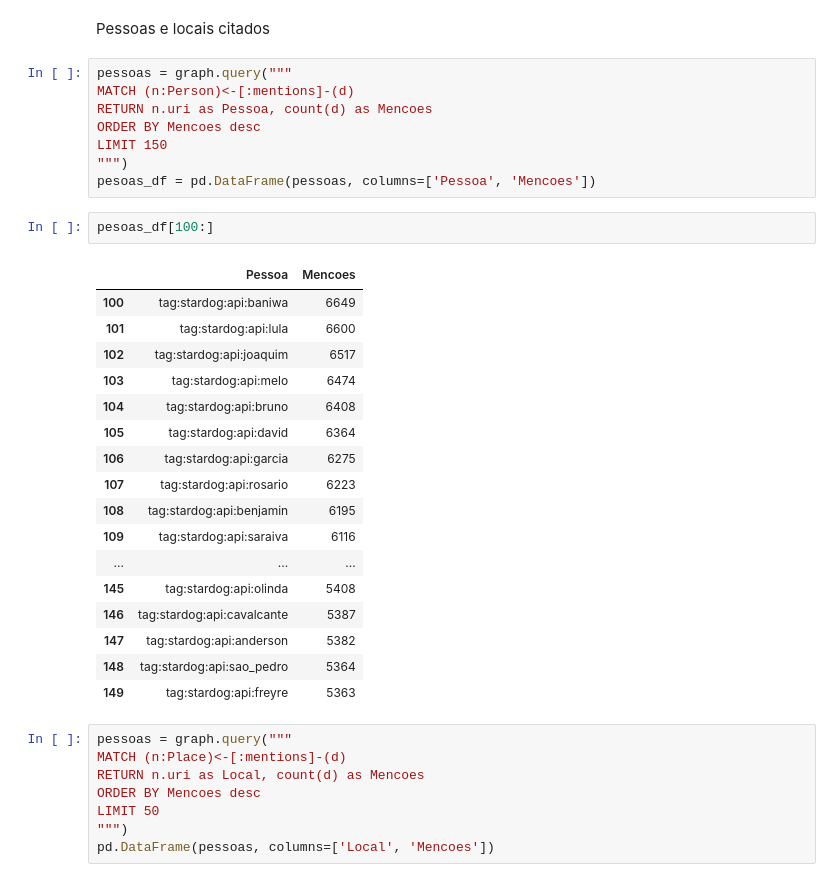
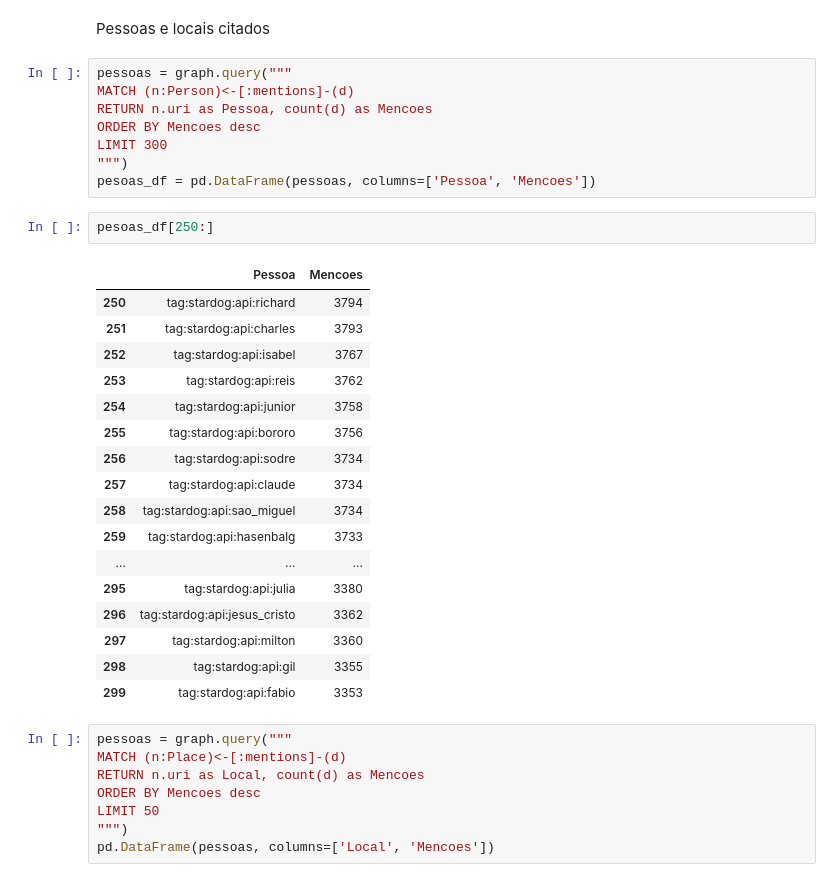
Before and after one commit to fabiocorreacordeiro/Indigenous-Slavery-KG, a Jupyter notebook: EDA.ipynb, the cells around one changed output. Cells and saved outputs as stored; diff of their text form.

```diff
--- a/EDA.ipynb
+++ b/EDA.ipynb
@@ -517,29 +517,29 @@ pessoas = graph.query("""
 MATCH (n:Person)<-[:mentions]-(d)
 RETURN n.uri as Pessoa, count(d) as Mencoes
 ORDER BY Mencoes desc
-LIMIT 150
+LIMIT 300
 """)
 pesoas_df = pd.DataFrame(pessoas, columns=['Pessoa', 'Mencoes'])
 # %%
-pesoas_df[100:]
+pesoas_df[250:]
 # %% [output]
 |  | Pessoa | Mencoes |
-| 100 | tag:stardog:api:baniwa | 6649 |
-| 101 | tag:stardog:api:lula | 6600 |
-| 102 | tag:stardog:api:joaquim | 6517 |
-| 103 | tag:stardog:api:melo | 6474 |
-| 104 | tag:stardog:api:bruno | 6408 |
-| 105 | tag:stardog:api:david | 6364 |
-| 106 | tag:stardog:api:garcia | 6275 |
-| 107 | tag:stardog:api:rosario | 6223 |
-| 108 | tag:stardog:api:benjamin | 6195 |
-| 109 | tag:stardog:api:saraiva | 6116 |
+| 250 | tag:stardog:api:richard | 3794 |
+| 251 | tag:stardog:api:charles | 3793 |
+| 252 | tag:stardog:api:isabel | 3767 |
+| 253 | tag:stardog:api:reis | 3762 |
+| 254 | tag:stardog:api:junior | 3758 |
+| 255 | tag:stardog:api:bororo | 3756 |
+| 256 | tag:stardog:api:sodre | 3734 |
+| 257 | tag:stardog:api:claude | 3734 |
+| 258 | tag:stardog:api:sao_miguel | 3734 |
+| 259 | tag:stardog:api:hasenbalg | 3733 |
 | ... | ... | ... |
-| 145 | tag:stardog:api:olinda | 5408 |
-| 146 | tag:stardog:api:cavalcante | 5387 |
-| 147 | tag:stardog:api:anderson | 5382 |
-| 148 | tag:stardog:api:sao_pedro | 5364 |
-| 149 | tag:stardog:api:freyre | 5363 |
+| 295 | tag:stardog:api:julia | 3380 |
+| 296 | tag:stardog:api:jesus_cristo | 3362 |
+| 297 | tag:stardog:api:milton | 3360 |
+| 298 | tag:stardog:api:gil | 3355 |
+| 299 | tag:stardog:api:fabio | 3353 |
 # %%
 pessoas = graph.query("""
 MATCH (n:Place)<-[:mentions]-(d)
```
Also changed, not shown: parts of 2 cells of this notebook, 1 other file.
